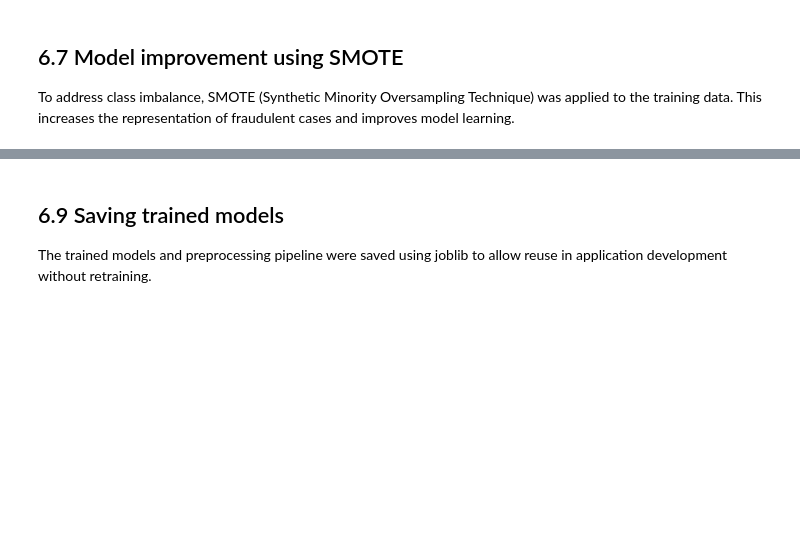
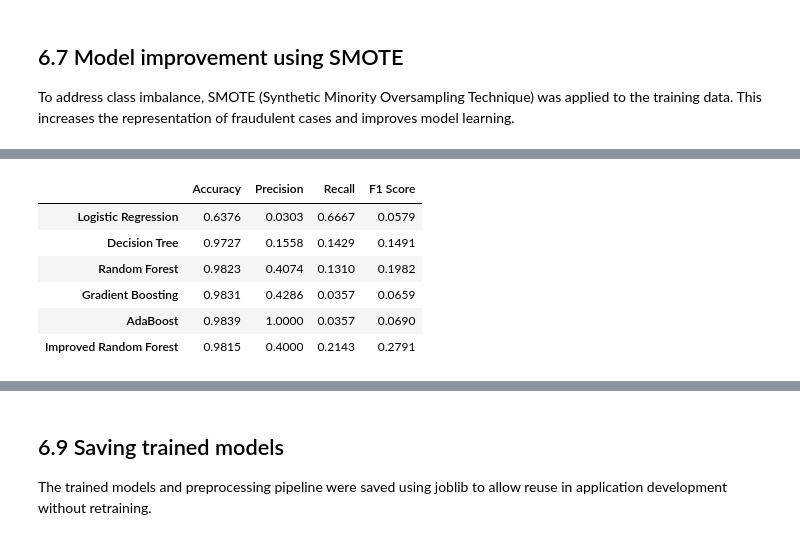
Before and after one commit to YaseenMunowwar/st20357375-CMP7005PRAC1-credit-card-fraud, a Jupyter notebook: notebooks/st20357375_CMP7005_PRAC1_Final.ipynb, the cells around one changed output, grey strips where cells are left out. Cells and saved outputs as stored; diff of their text form; code cells hidden in the pictures; blank space fills up the shorter version.

```diff
--- a/notebooks/st20357375_CMP7005_PRAC1_Final.ipynb
+++ b/notebooks/st20357375_CMP7005_PRAC1_Final.ipynb
@@ -702,0 +721,13 @@ pd.DataFrame(rf_improved_results, index=["Improved Random Forest"]).round(4)
+# %%
+final_results_df = results_df.copy()
+final_results_df.loc["Improved Random Forest"] = rf_improved_results
+
+final_results_df.round(4)
+# %% [output]
+|  | Accuracy | Precision | Recall | F1 Score |
+| Logistic Regression | 0.6376 | 0.0303 | 0.6667 | 0.0579 |
+| Decision Tree | 0.9727 | 0.1558 | 0.1429 | 0.1491 |
+| Random Forest | 0.9823 | 0.4074 | 0.1310 | 0.1982 |
+| Gradient Boosting | 0.9831 | 0.4286 | 0.0357 | 0.0659 |
+| AdaBoost | 0.9839 | 1.0000 | 0.0357 | 0.0690 |
+| Improved Random Forest | 0.9815 | 0.4000 | 0.2143 | 0.2791 |
```
Also changed, not shown: parts of 15 cells of this notebook, 15 other files.
